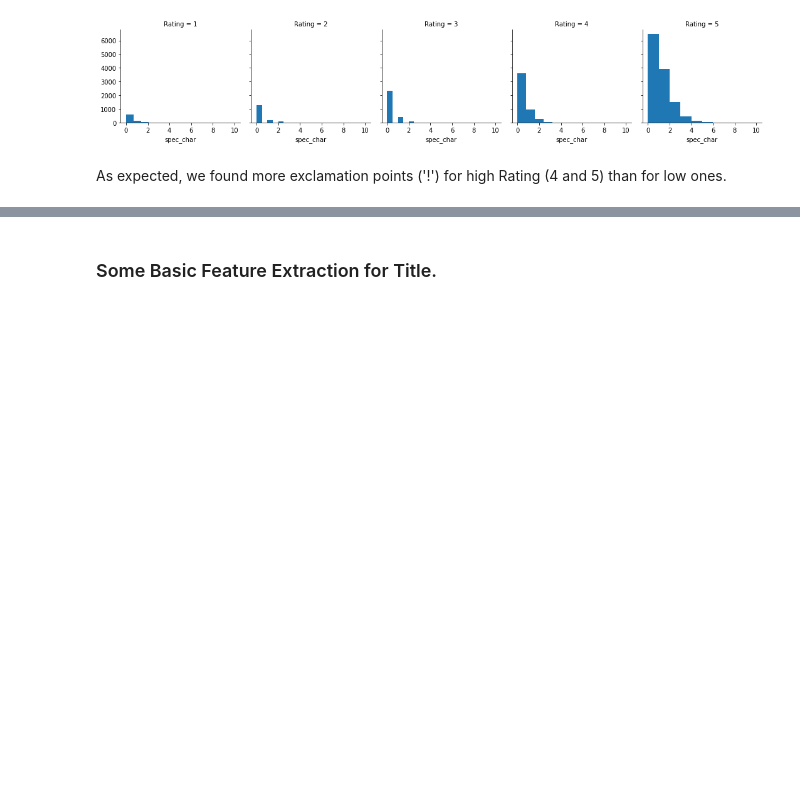
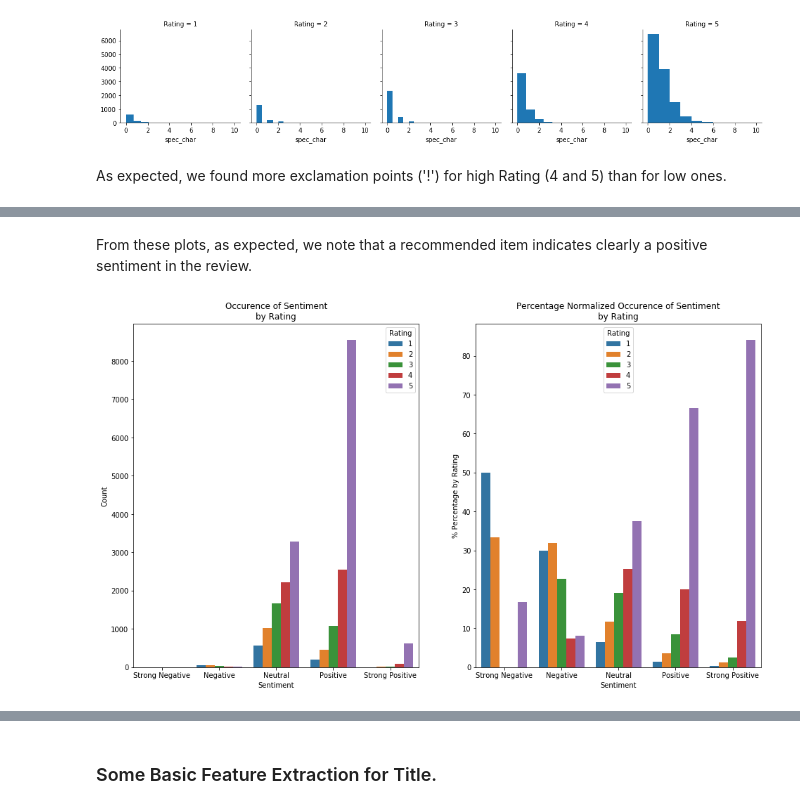
Before and after one commit to LisaB83/Analysis-on-e-commerce-reviews, a Jupyter notebook: Capstone_Project_NLP.ipynb, the cells around one changed output, grey strips where cells are left out. Cells and saved outputs as stored; diff of their text form; code cells hidden in the pictures; blank space fills up the shorter version.

```diff
--- a/Capstone_Project_NLP.ipynb
+++ b/Capstone_Project_NLP.ipynb
@@ -194,0 +758,25 @@ As expected, we found more exclamation points ('!') for high Rating (4 and 5) th
+# %% [markdown]
+From these plots, as expected, we note that a recommended item indicates clearly a positive sentiment in the review.
+# %%
+x, hue = "Sentiment", "Rating"
+
+f, axes = plt.subplots(1, 2, figsize=(16, 9))
+sns.countplot(x=x, hue=hue, data=rev_new, ax=axes[0], order=["Strong Negative", "Negative","Neutral","Positive", "Strong Positive"])
+axes[0].set_title("Occurence of {}\nby {}".format(x, hue))
+axes[0].set_ylabel("Count")
+
+prop_df = (rev_new[[x, hue]]
+     .reset_index(drop=True)
+     .groupby([x])[hue]
+     .value_counts(normalize=True)
+     .rename('Percentage').mul(100)
+     .reset_index()
+     .sort_values(hue))
+
+sns.barplot(x=x, y="Percentage", hue=hue, data=prop_df, ax=axes[1], order=["Strong Negative", "Negative","Neutral","Positive", "Strong Positive"])
+axes[1].set_title("Percentage Normalized Occurence of {}\nby {}".format(x, hue))
+axes[1].set_ylabel("% Percentage by {}".format(hue))
+
+plt.show()
+# %% [output]
+[figure, added]
```
Also changed, not shown: parts of 69 cells of this notebook.
